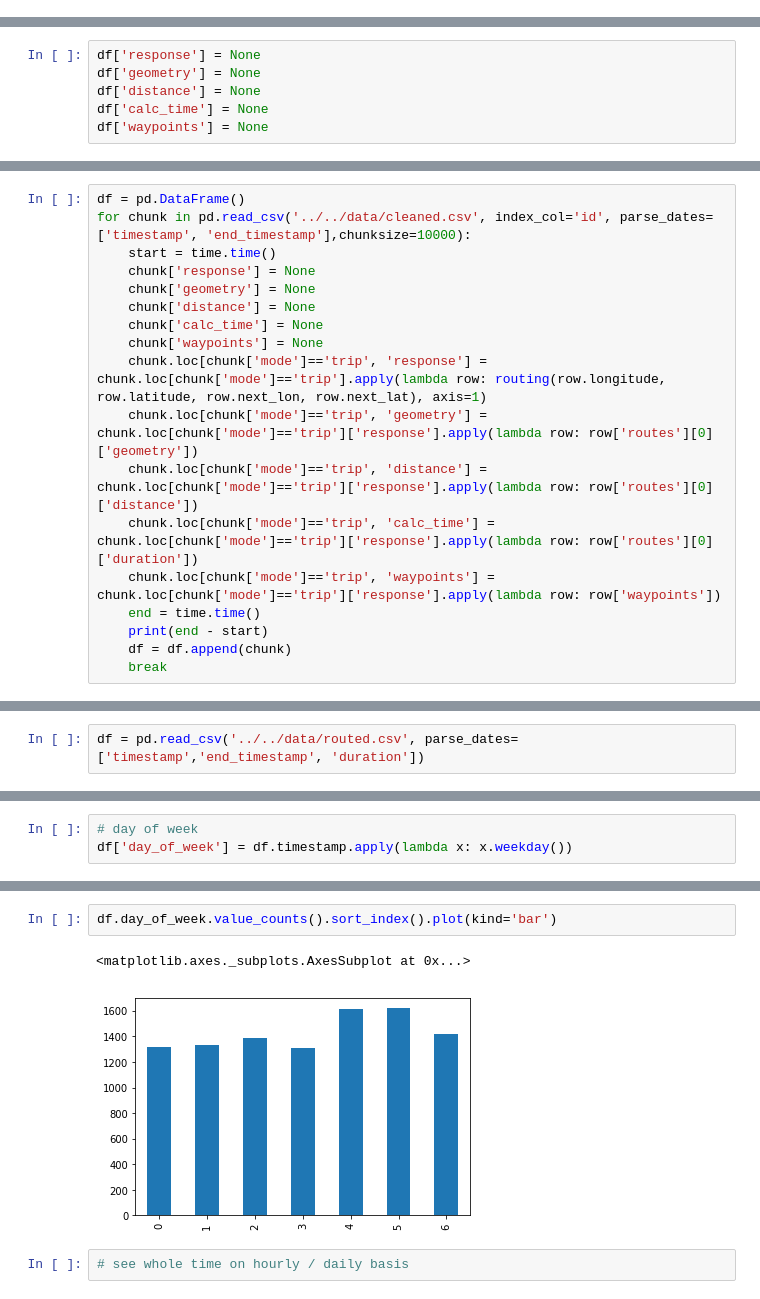
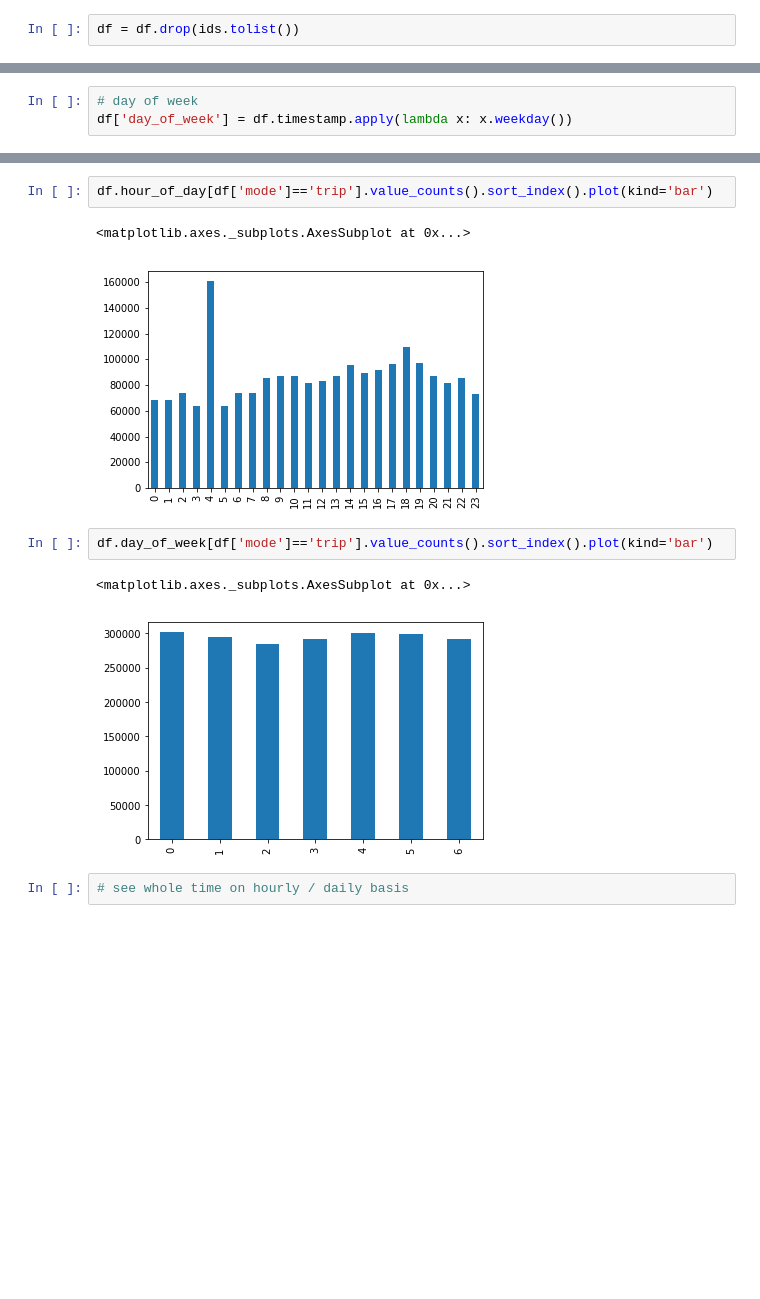
Before and after one commit to technologiestiftung/bike-sharing, a Jupyter notebook: src/analysis/analysis.ipynb, the cells around one changed output, grey strips where cells are left out. Saved outputs shown, nothing was run; the diff lists cells and outputs as text; blank space fills up the shorter version.

```diff
--- a/src/analysis/analysis.ipynb
+++ b/src/analysis/analysis.ipynb
@@ -152,2 +231,4 @@ df = cleaning(df)
+# %%
+df = df.drop(ids.tolist())
 # %%
 df.to_csv('../../data/cleaned.csv', index_label = 'id')
@@ -159,6 +234,0 @@ df.to_csv('../../data/cleaned.csv', index_label = 'id')
-# %%
-df['response'] = None
-df['geometry'] = None
-df['distance'] = None
-df['calc_time'] = None
-df['waypoints'] = None
@@ -176,18 +234,0 @@ def routing(start_lon, start_lat, end_lon, end_lat):
-# %%
-df = pd.DataFrame()
-for chunk in pd.read_csv('../../data/cleaned.csv', index_col='id', parse_dates=['timestamp', 'end_timestamp'],chunksize=10000):
-    start = time.time()
-    chunk['response'] = None
-    chunk['geometry'] = None
-    chunk['distance'] = None
-    chunk['calc_time'] = None
-    chunk['waypoints'] = None
-    chunk.loc[chunk['mode']=='trip', 'response'] = chunk.loc[chunk['mode']=='trip'].apply(lambda row: routing(row.longitude, row.latitude, row.next_lon, row.next_lat), axis=1)
-    chunk.loc[chunk['mode']=='trip', 'geometry'] = chunk.loc[chunk['mode']=='trip']['response'].apply(lambda row: row['routes'][0]['geometry'])
-    chunk.loc[chunk['mode']=='trip', 'distance'] = chunk.loc[chunk['mode']=='trip']['response'].apply(lambda row: row['routes'][0]['distance'])
-    chunk.loc[chunk['mode']=='trip', 'calc_time'] = chunk.loc[chunk['mode']=='trip']['response'].apply(lambda row: row['routes'][0]['duration'])
-    chunk.loc[chunk['mode']=='trip', 'waypoints'] = chunk.loc[chunk['mode']=='trip']['response'].apply(lambda row: row['waypoints'])
-    end = time.time()
-    print(end - start)
-    df = df.append(chunk)
-    break
@@ -244,5 +264,3 @@ Name: mode, dtype: int64
-# %%
-df = pd.read_csv('../../data/routed.csv', parse_dates=['timestamp','end_timestamp', 'duration'])
 # %%
 df.duration = df.end_timestamp - df.timestamp
 # %%
@@ -574,8 +483,13 @@ df.hour_of_day.hist()
+# %%
+df.hour_of_day[df['mode']=='trip'].value_counts().sort_index().plot(kind='bar')
+# %% [output]
+<matplotlib.axes._subplots.AxesSubplot at 0x...>
+[figure, added]
 # %%
-df.day_of_week.value_counts().sort_index().plot(kind='bar')
+df.day_of_week[df['mode']=='trip'].value_counts().sort_index().plot(kind='bar')
 # %% [output]
 <matplotlib.axes._subplots.AxesSubplot at 0x...>
-[figure, old version]
+[figure, new version]
 # %%
 # see whole time on hourly / daily basis
 # %%
```
Also changed, not shown: parts of 54 cells of this notebook.
